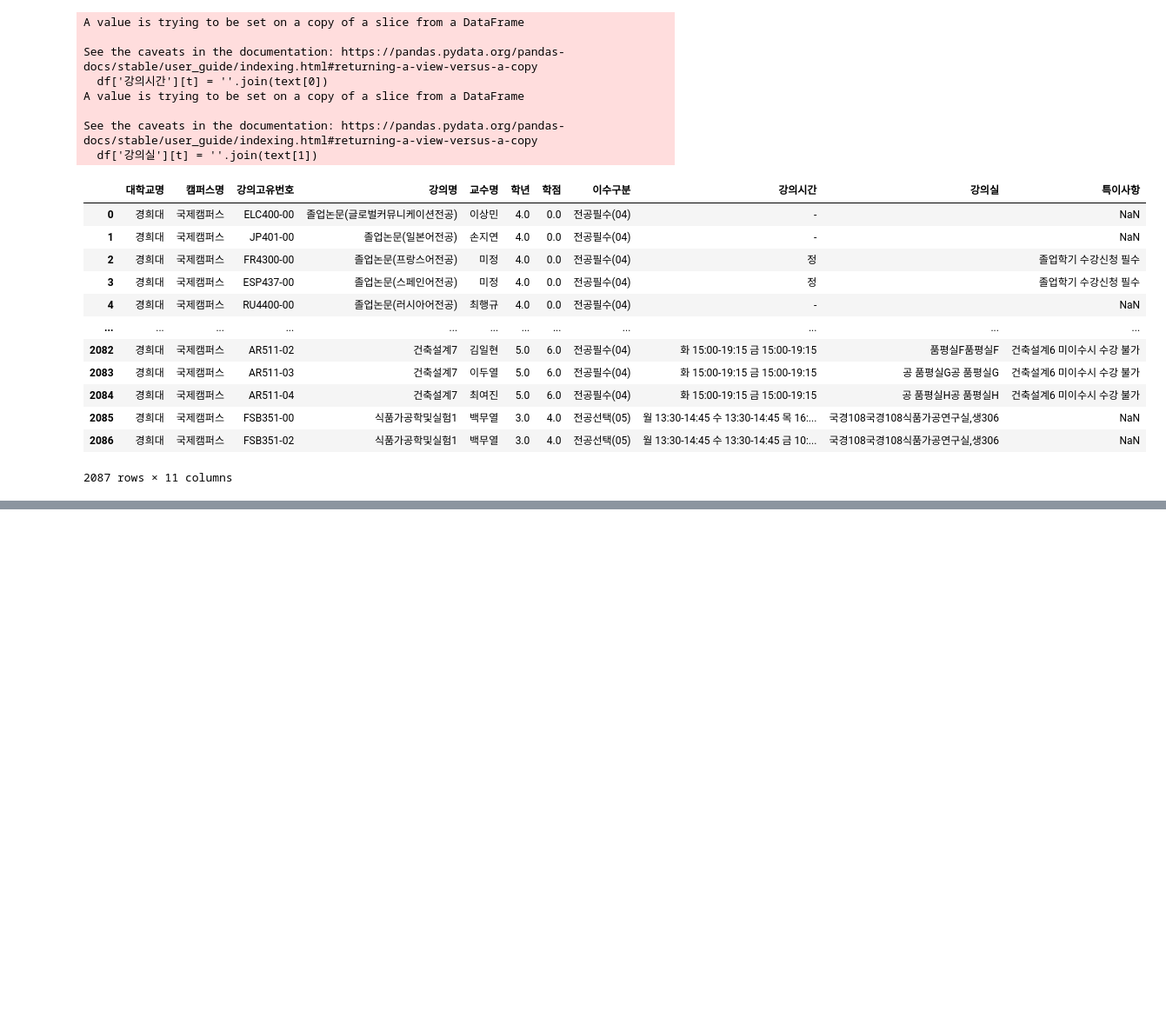
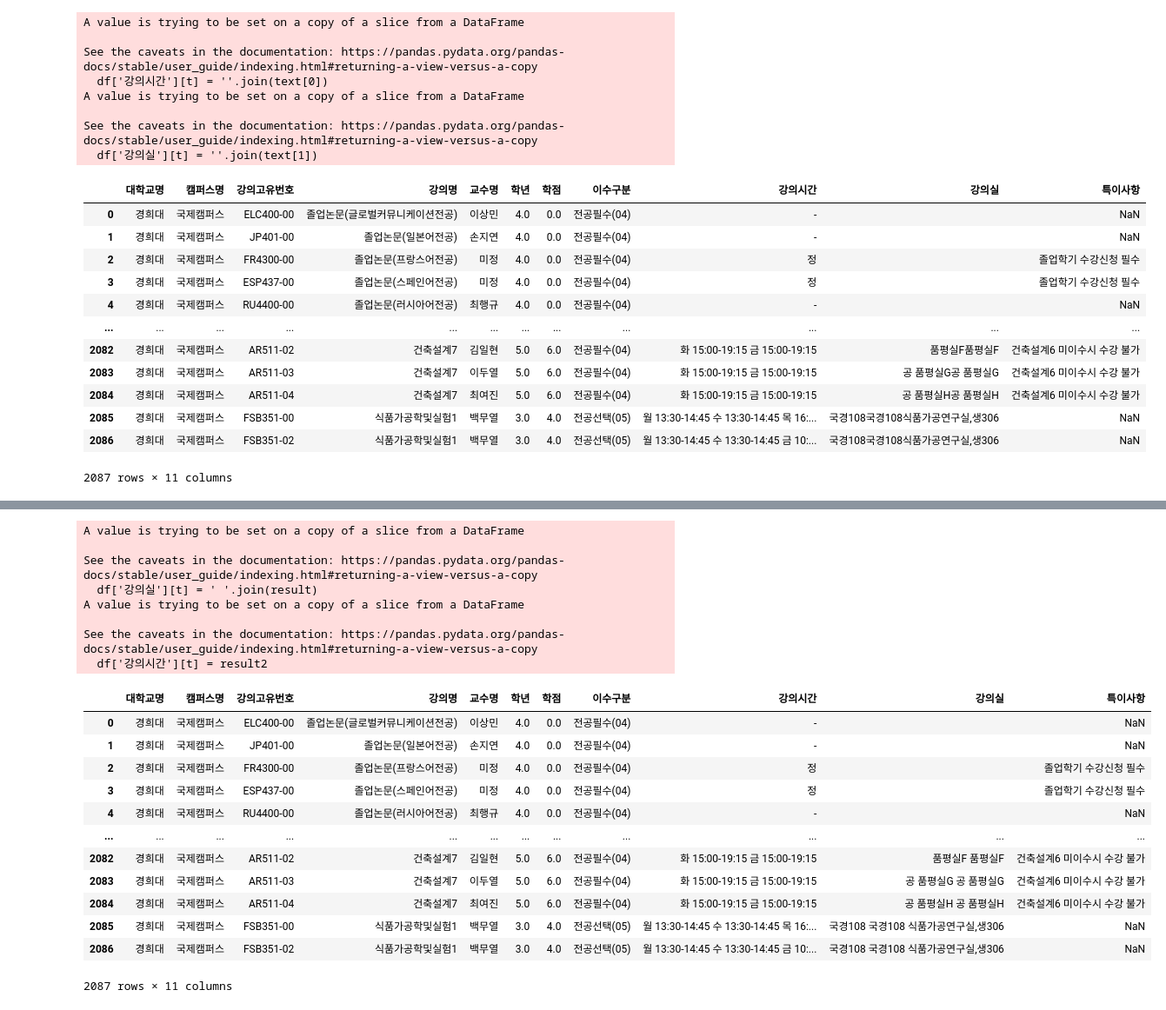
Before and after one commit to jipark96/sw-project, a Jupyter notebook: project01-1.ipynb, the cells around one changed output, grey strips where cells are left out. Shown at 87% size. Drawn from its saved outputs; the diff is of its cells as text; code cells hidden in the pictures; blank space fills up the shorter version.

```diff
--- a/project01-1.ipynb
+++ b/project01-1.ipynb
@@ -91,0 +179,15 @@ OSError: Cannot save file into a non-existent directory: '/Users/edaumedo1/Deskt
+# %%
+import re
+
+p = re.compile('\(([^)]+)') #\(([^)]+)
+rm = re.compile('\([^)]*\)') #\([^)]*\)
+
+# df2 = df[['강의시간', '강의실']]
+
+for t in range(0, len(df)):
+    ct = str(df['강의시간'][t])
+    result = p.findall(ct)
+    df['강의실'][t] = ' '.join(result)
+    result2 = re.sub(rm, '', ct)
+    df['강의시간'][t] = result2
+df
@@ -91,0 +216,59 @@ OSError: Cannot save file into a non-existent directory: '/Users/edaumedo1/Deskt
+# %%
+import pandas as pd
+import re
+
+df = pd.read_excel("22년1학기강의데이터/경희대학교 국제캠퍼스22년 1학기 강의목록.xlsx")
+df['대학교명']='경희대'
+df['캠퍼스명']='국제캠퍼스'
+df['강의실']='NaN'
+df = df.rename(
+        columns={
+            '강좌코드강좌코드':'강의고유번호',
+            '강좌명강좌명':'강의명',
+            '교수명교수명':'교수명',
+            '대상학년대상학년':'학년',
+            '학점학점':'학점',
+            '이수구분이수구분':'이수구분',
+            '강의시간/강의실강의시간/강의실':'강의시간', #강의시간/강의실
+            '특이사항특이사항':'특이사항'
+        }
+    )
+
+p = re.compile('\(([^)]+)') #\(([^)]+)
+rm = re.compile('\([^)]*\)') #\([^)]*\)
+
+# df2 = df[['강의시간', '강의실']]
+
+for t in range(0, len(df)):
+    ct = str(df['강의시간'][t])
+    result = p.findall(ct)
+    df['강의실'][t] = ' '.join(result)
+    result2 = re.sub(rm, '', ct)
+    df['강의시간'][t] = result2
+
+df = df[['대학교명', '캠퍼스명', '강의고유번호', '강의명', '교수명', '학년', '학점', '이수구분', '강의시간', '강의실', '특이사항']]
+#         대학교명 -- 캠퍼스명 -- 강의고유번호 -- 강의명 -- 교수명 -- 학년 -- 학점 -- 이수구분 -- 강의시간 -- 강의실 -- 특이사항
+
+print(df)
+# %% [output]
+A value is trying to be set on a copy of a slice from a DataFrame
+
+See the caveats in the documentation: https://pandas.pydata.org/pandas-docs/stable/user_guide/indexing.html#returning-a-view-versus-a-copy
+  df['강의실'][t] = ' '.join(result)
+A value is trying to be set on a copy of a slice from a DataFrame
+
+See the caveats in the documentation: https://pandas.pydata.org/pandas-docs/stable/user_guide/indexing.html#returning-a-view-versus-a-copy
+  df['강의시간'][t] = result2
+|  | 대학교명 | 캠퍼스명 | 강의고유번호 | 강의명 | 교수명 | 학년 | 학점 | 이수구분 | 강의시간 | 강의실 | 특이사항 |
+| 0 | 경희대 | 국제캠퍼스 | ELC400-00 | 졸업논문(글로벌커뮤니케이션전공) | 이상민 | 4.0 | 0.0 | 전공필수(04) | - |  | NaN |
+| 1 | 경희대 | 국제캠퍼스 | JP401-00 | 졸업논문(일본어전공) | 손지연 | 4.0 | 0.0 | 전공필수(04) | - |  | NaN |
+| 2 | 경희대 | 국제캠퍼스 | FR4300-00 | 졸업논문(프랑스어전공) | 미정 | 4.0 | 0.0 | 전공필수(04) | 정 |  | 졸업학기 수강신청 필수 |
+| 3 | 경희대 | 국제캠퍼스 | ESP437-00 | 졸업논문(스페인어전공) | 미정 | 4.0 | 0.0 | 전공필수(04) | 정 |  | 졸업학기 수강신청 필수 |
+| 4 | 경희대 | 국제캠퍼스 | RU4400-00 | 졸업논문(러시아어전공) | 최행규 | 4.0 | 0.0 | 전공필수(04) | - |  | NaN |
+| ... | ... | ... | ... | ... | ... | ... | ... | ... | ... | ... | ... |
+| 2082 | 경희대 | 국제캠퍼스 | AR511-02 | 건축설계7 | 김일현 | 5.0 | 6.0 | 전공필수(04) | 화 15:00-19:15 금 15:00-19:15 | 품평실F 품평실F | 건축설계6 미이수시 수강 불가 |
+| 2083 | 경희대 | 국제캠퍼스 | AR511-03 | 건축설계7 | 이두열 | 5.0 | 6.0 | 전공필수(04) | 화 15:00-19:15 금 15:00-19:15 | 공 품평실G 공 품평실G | 건축설계6 미이수시 수강 불가 |
+| 2084 | 경희대 | 국제캠퍼스 | AR511-04 | 건축설계7 | 최여진 | 5.0 | 6.0 | 전공필수(04) | 화 15:00-19:15 금 15:00-19:15 | 공 품평실H 공 품평실H | 건축설계6 미이수시 수강 불가 |
+| 2085 | 경희대 | 국제캠퍼스 | FSB351-00 | 식품가공학및실험1 | 백무열 | 3.0 | 4.0 | 전공선택(05) | 월 13:30-14:45 수 13:30-14:45 목 16:... | 국경108 국경108 식품가공연구실,생306 | NaN |
+| 2086 | 경희대 | 국제캠퍼스 | FSB351-02 | 식품가공학및실험1 | 백무열 | 3.0 | 4.0 | 전공선택(05) | 월 13:30-14:45 수 13:30-14:45 금 10:... | 국경108 국경108 식품가공연구실,생306 | NaN |
+2087 rows × 11 columns
```
Also changed, not shown: parts of 7 cells of this notebook, 2 other files.
